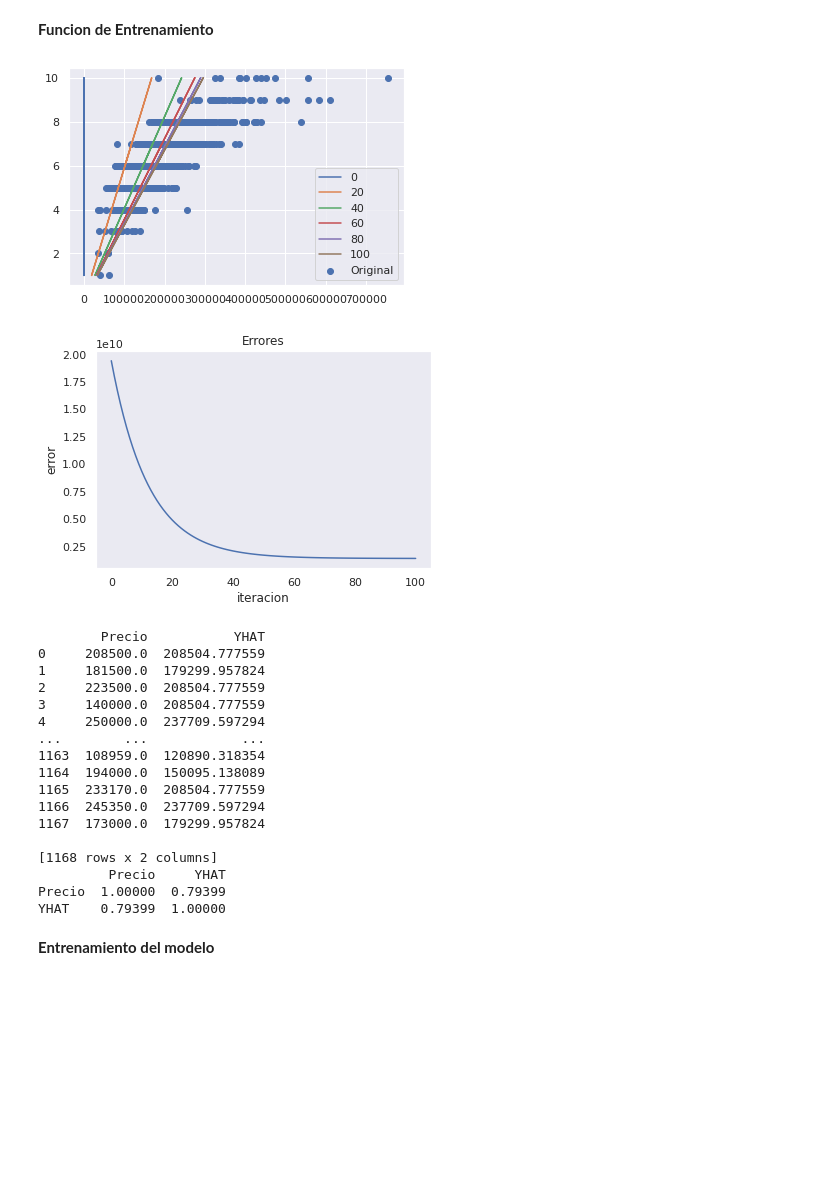
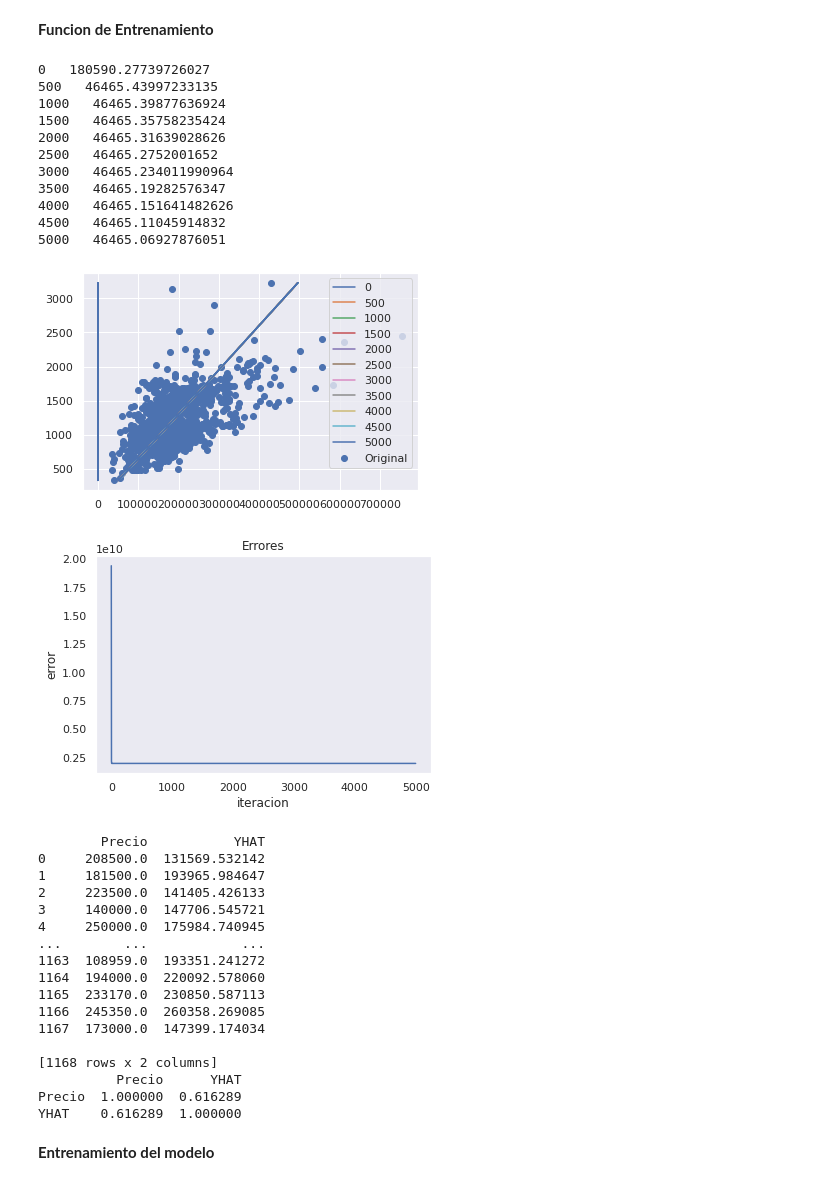
Before and after one commit to JS-DS-coder/CienciaDeDatos2021, a Jupyter notebook: Proyecto_Final.ipynb, the cells around one changed output. Drawn from its saved outputs; the diff is of its cells as text; code cells hidden in the pictures; blank space fills up the shorter version.

```diff
--- a/Proyecto_Final.ipynb
+++ b/Proyecto_Final.ipynb
@@ -178,6 +178,9 @@ def PlotError (ploterror):
        title='Errores')
   ax.grid()
   plt.show()
+
+def CalcularError(yorig,ycalc):
+  return (0.5 *(np.average(np.power((yorig-ycalc),2))))
 
 # Modelo
 def FuncRegLineal (varx,vary,epochs,imprimir_error_cada,lr,valorMB):
@@ -195,59 +198,73 @@ def FuncRegLineal (varx,vary,epochs,imprimir_error_cada,lr,valorMB):
     #scatterplot = np.append(scatterplot,yhat,axis=1)
     #scatterplot = pd.DataFrame(data=scatterplot,columns=["Y","YHAT"])
 
-    error = 0.5 *(np.average(np.power((vary-yhat),2)))
+    error = CalcularError(vary,yhat)
     gradientem = np.average((yhat-vary)*varx)
     gradienteb = np.average((yhat-vary))
     valorMB[0]=valorMB[0] - (lr*gradientem)
     valorMB[1]=valorMB[1] - (lr*gradienteb)
     Resultado["iteracion"].append(i)
     Resultado["lista"].append({'m' : valorMB[0],
                                'b' : valorMB[1],
                                'gradientem' : gradientem,
                                'gradienteb' : gradienteb,
                                'error' : error})
     erroriteracion = np.append(erroriteracion,np.array([[i,error]]),axis=0)
     if (i%imprimir_error_cada==0):
       plt.plot(yhat,varx,label=i)
+
+      print(i," ",np.average(np.abs(vary-yhat)))
     i+=1
   plt.legend()
   plt.show()
   dsError = pd.DataFrame(data=erroriteracion,columns=["iteracion","error"])
   PlotError(dsError)
   dpandas = pd.DataFrame(data=vary,columns=["Precio"])
   dpandas["YHAT"] = yhat
   print(dpandas)
   corrResult = dpandas.corr("pearson")
   print(corrResult)
   return erroriteracion
 
 rectaOQ = [0,0]
-zz= FuncRegLineal(dsEntrenamiento[0:1460,1:2],dsEntrenamiento[0:1460,0:1],100,20,0.001,rectaOQ)
+#zz= FuncRegLineal(dsEntrenamiento[0:1460,1:2],dsEntrenamiento[0:1460,0:1],3900,800,0.01,rectaOQ)
+#print (zz)
 # Recta para la primera variable OverallQuality Y = 29225.441338406832x + 4069.379247214332
-
-#zz1 = FuncRegLineal(dsEntrenamiento[0:1460,2:3],dsEntrenamiento[0:1460,0:1],1000,100,0.000000000001,[0,0])
+recta1sqf = [0,0]
+zz1 = FuncRegLineal(dsEntrenamiento[0:1460,2:3],dsEntrenamiento[0:1460,0:1],5000,500,0.000001,recta1sqf)
 
 #zz= FuncRegLineal(ax,ay,50,1,0.001,[0,0])
 # %% [output]
+0   180590.27739726027
+500   46465.43997233135
+1000   46465.39877636924
+1500   46465.35758235424
+2000   46465.31639028626
+2500   46465.2752001652
+3000   46465.234011990964
+3500   46465.19282576347
+4000   46465.151641482626
+4500   46465.11045914832
+5000   46465.06927876051
-[figure, old version]
+[figure, new version]
-[figure, old version]
+[figure, new version]
-        Precio           YHAT
-0     208500.0  208504.777559
-1     181500.0  179299.957824
-2     223500.0  208504.777559
-3     140000.0  208504.777559
-4     250000.0  237709.597294
-...        ...            ...
-1163  108959.0  120890.318354
-1164  194000.0  150095.138089
-1165  233170.0  208504.777559
-1166  245350.0  237709.597294
-1167  173000.0  179299.957824
-
-[1168 rows x 2 columns]
-         Precio     YHAT
-Precio  1.00000  0.79399
-YHAT    0.79399  1.00000
+        Precio           YHAT
+0     208500.0  131569.532142
+1     181500.0  193965.984647
+2     223500.0  141405.426133
+3     140000.0  147706.545721
+4     250000.0  175984.740945
+...        ...            ...
+1163  108959.0  193351.241272
+1164  194000.0  220092.578060
+1165  233170.0  230850.587113
+1166  245350.0  260358.269085
+1167  173000.0  147399.174034
+
+[1168 rows x 2 columns]
+          Precio      YHAT
+Precio  1.000000  0.616289
+YHAT    0.616289  1.000000
 # %% [markdown]
 **Entrenamiento del modelo**
 # %%
```
Also changed, not shown: parts of 1 cell of this notebook.
